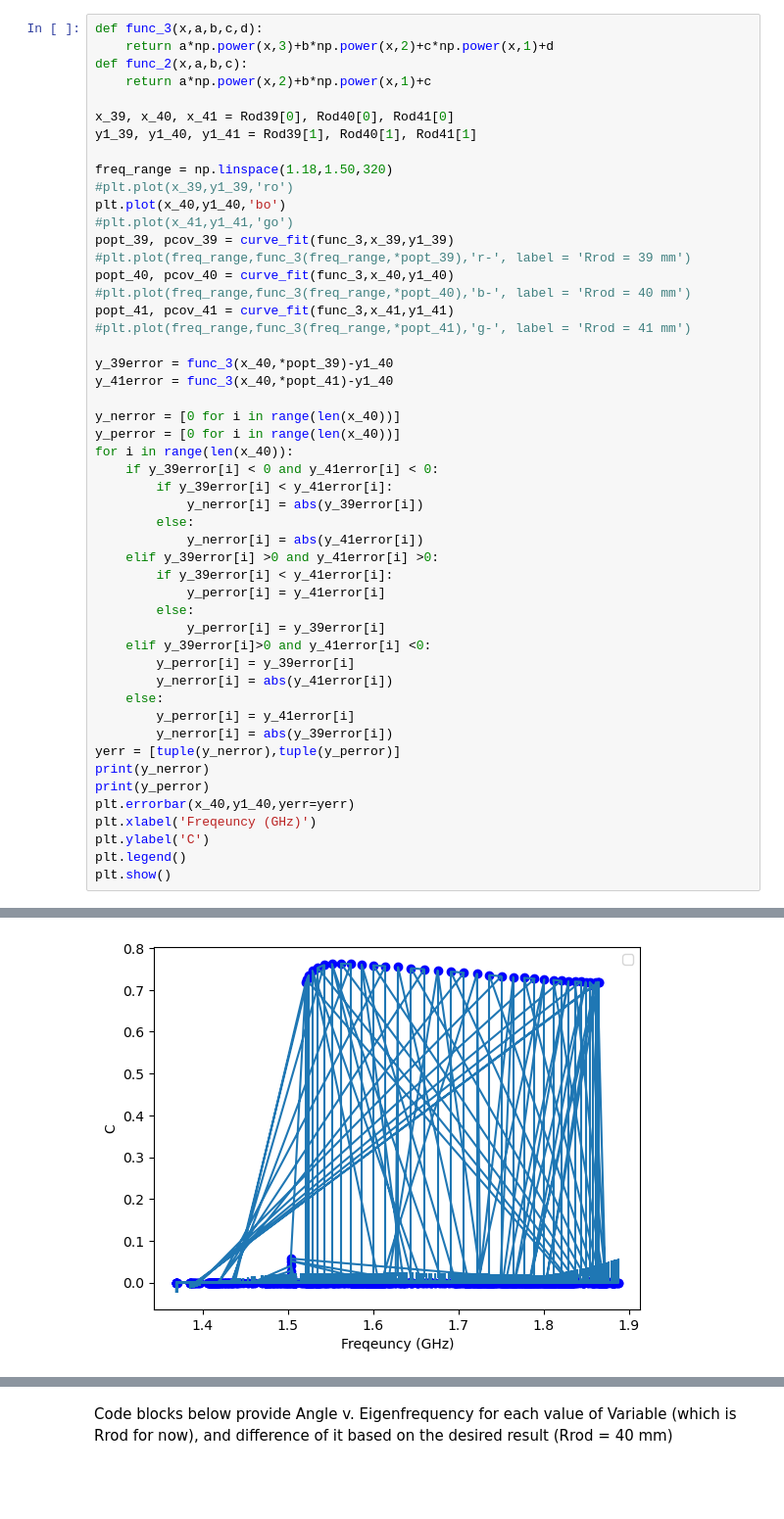
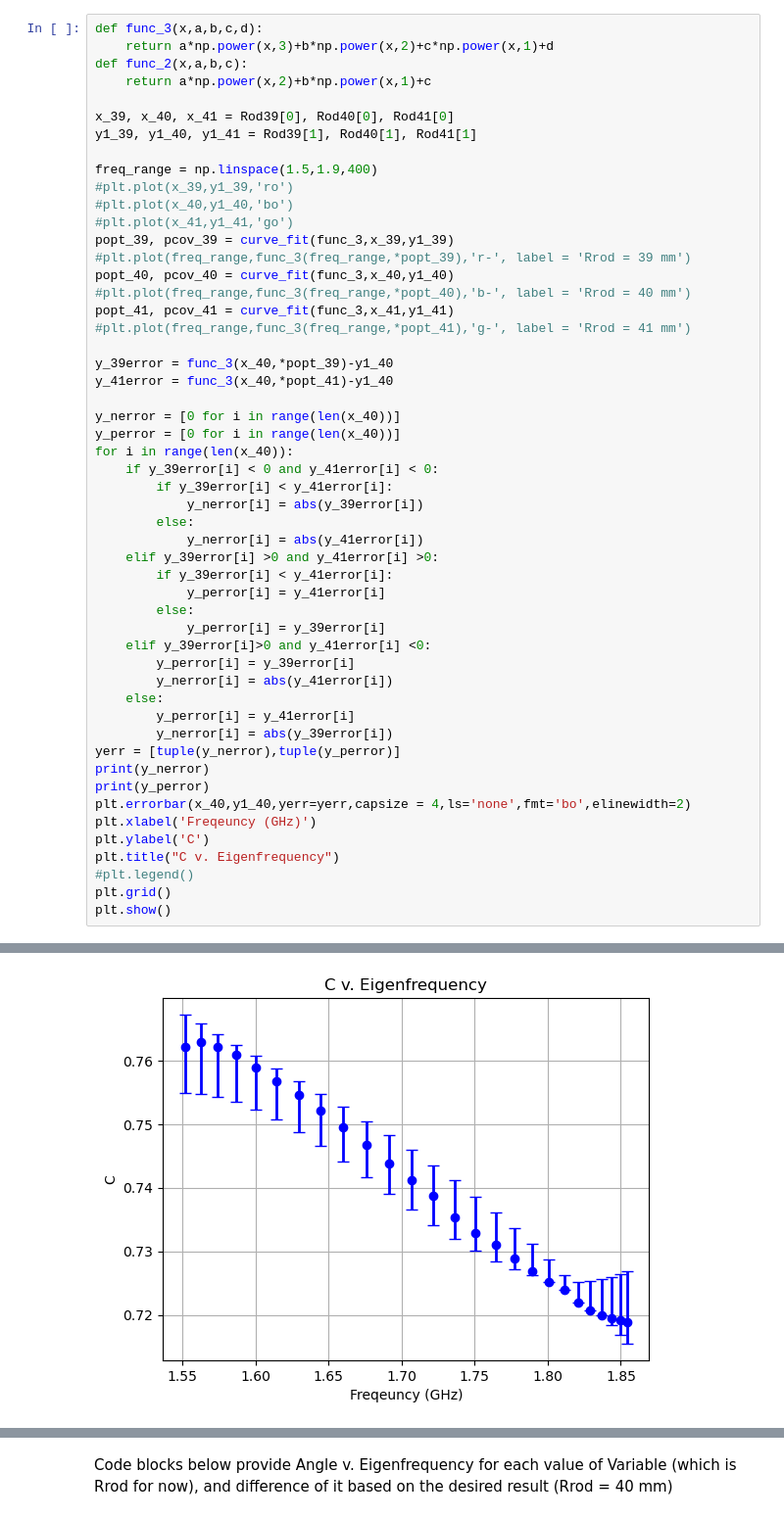
Before and after one commit to peanutflavorbean/CAPP, a Jupyter notebook: Rrod_tolerance.ipynb, the cells around one changed output, grey strips where cells are left out. Shown at 98% size. Drawn from its saved outputs; the diff is of its cells as text; blank space fills up the shorter version.

```diff
--- a/Rrod_tolerance.ipynb
+++ b/Rrod_tolerance.ipynb
@@ -46,9 +49,9 @@ def func_2(x,a,b,c):
 x_39, x_40, x_41 = Rod39[0], Rod40[0], Rod41[0]
 y1_39, y1_40, y1_41 = Rod39[1], Rod40[1], Rod41[1]
 
-freq_range = np.linspace(1.18,1.50,320)
+freq_range = np.linspace(1.5,1.9,400)
 #plt.plot(x_39,y1_39,'ro')
-plt.plot(x_40,y1_40,'bo')
+#plt.plot(x_40,y1_40,'bo')
 #plt.plot(x_41,y1_41,'go')
 popt_39, pcov_39 = curve_fit(func_3,x_39,y1_39)
 #plt.plot(freq_range,func_3(freq_range,*popt_39),'r-', label = 'Rrod = 39 mm')
@@ -82,9 +85,11 @@ for i in range(len(x_40)):
 yerr = [tuple(y_nerror),tuple(y_perror)]
 print(y_nerror)
 print(y_perror)
-plt.errorbar(x_40,y1_40,yerr=yerr)
+plt.errorbar(x_40,y1_40,yerr=yerr,capsize = 4,ls='none',fmt='bo',elinewidth=2)
 plt.xlabel('Freqeuncy (GHz)')
 plt.ylabel('C')
-plt.legend()
+plt.title("C v. Eigenfrequency")
+#plt.legend()
+plt.grid()
 plt.show()
 # %% [output]
@@ -94,4 +98,4 @@ No artists with labels found to put in legend.  Note that artists whose label st
-[figure, old version]
+[figure, new version]
 # %%
 popt_39and40 = (popt_39-popt_40)
 popt_41and40 = (popt_41-popt_40)
```
Also changed, not shown: parts of 8 cells of this notebook.
